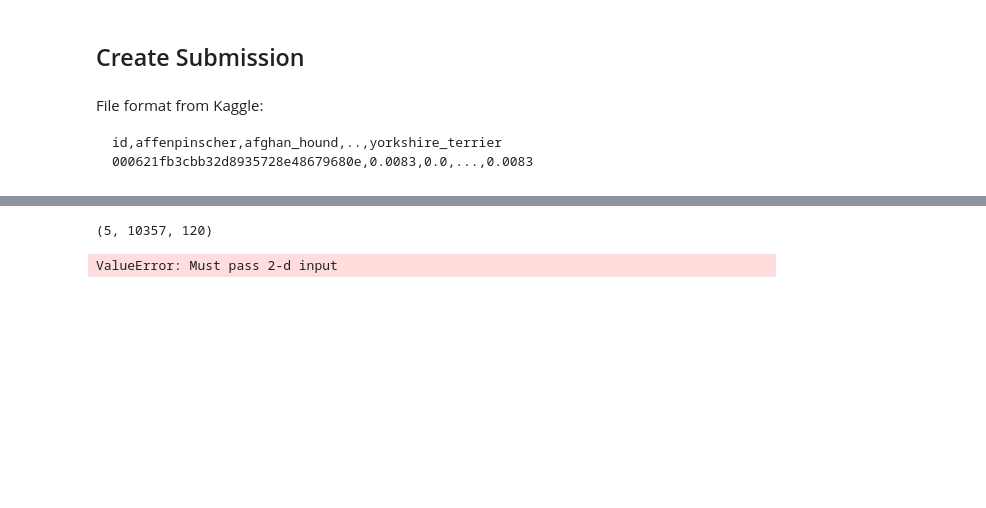
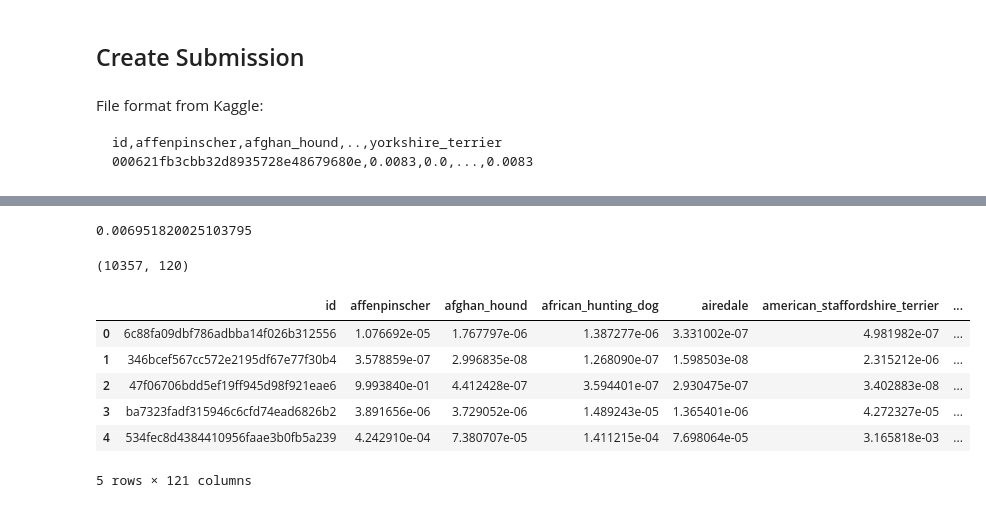
Before and after one commit to aadimator/fast.ai, a Jupyter notebook: Dog Breed - Kaggle.ipynb, the cells around one changed output, grey strips where cells are left out. Drawn from its saved outputs; the diff is of its cells as text; code cells hidden in the pictures; blank space fills up the shorter version.

```diff
--- a/Dog Breed - Kaggle.ipynb
+++ b/Dog Breed - Kaggle.ipynb
@@ -183,3 +189,5 @@ If you're reading this message in another frontend (for example, a static render
+# %%
+learn.load('224_aug')
 # %% [markdown]
 ## Create Submission
 # %% [markdown]
@@ -230,11 +198,26 @@ data.test_ds.fnames
 # %%
 log_preds, y = learn.TTA(is_test=True)
+probs = np.mean(np.exp(log_preds), 0)
+# %%
+accuracy_np(probs, y)
+# %% [output]
+0.006951820025103795
 # %%
-log_preds.shape
+probs.shape
 # %% [output]
-(5, 10357, 120)
+(10357, 120)
 # %%
-ds = pd.DataFrame(probs)
-ds.columns = data.classes
+df = pd.DataFrame(probs)
+df.columns = data.classes
-# %% [output]
-ValueError: Must pass 2-d input
+# %%
+df.insert(0, 'id', [o[5:-4] for o in data.test_ds.fnames])
+# %%
+df.head()
+# %% [output]
+|  | id | affenpinscher | afghan_hound | african_hunting_dog | airedale | american_staffordshire_terrier | ... |
+| 0 | 6c88fa09dbf786adbba14f026b312556 | 1.076692e-05 | 1.767797e-06 | 1.387277e-06 | 3.331002e-07 | 4.981982e-07 | ... |
+| 1 | 346bcef567cc572e2195df67e77f30b4 | 3.578859e-07 | 2.996835e-08 | 1.268090e-07 | 1.598503e-08 | 2.315212e-06 | ... |
+| 2 | 47f06706bdd5ef19ff945d98f921eae6 | 9.993840e-01 | 4.412428e-07 | 3.594401e-07 | 2.930475e-07 | 3.402883e-08 | ... |
+| 3 | ba7323fadf315946c6cfd74ead6826b2 | 3.891656e-06 | 3.729052e-06 | 1.489243e-05 | 1.365401e-06 | 4.272327e-05 | ... |
+| 4 | 534fec8d4384410956faae3b0fb5a239 | 4.242910e-04 | 7.380707e-05 | 1.411215e-04 | 7.698064e-05 | 3.165818e-03 | ... |
+5 rows × 121 columns
```
Also changed, not shown: parts of 13 cells of this notebook, 46 other files.
